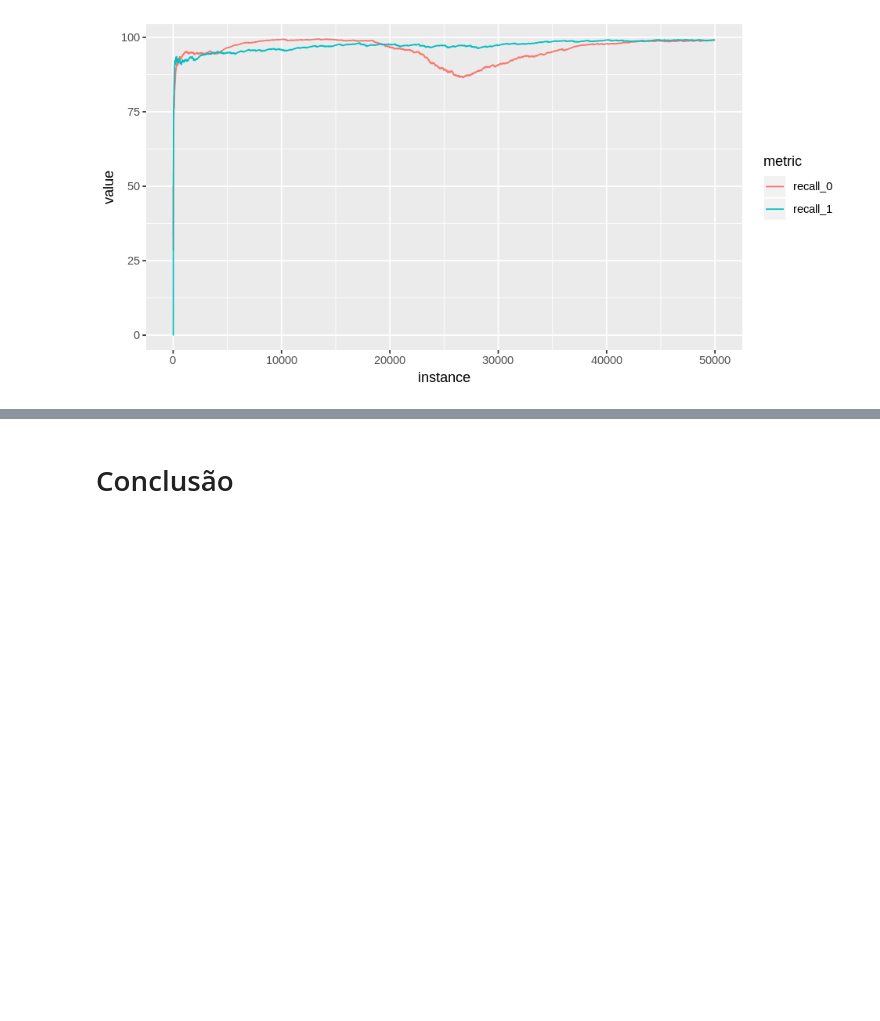
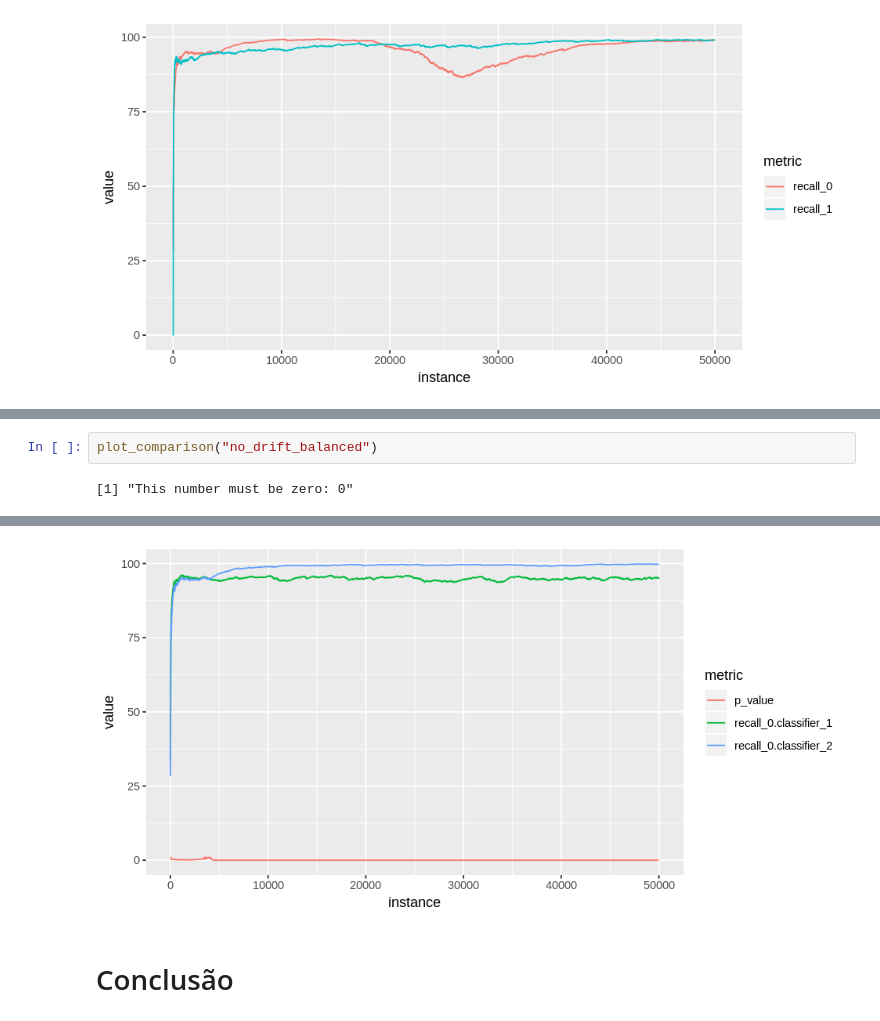
Before and after one commit to dinaldoap/moa, a Jupyter notebook: notebook/drift.ipynb, the cells around one changed output, grey strips where cells are left out. Cells and saved outputs as stored; diff of their text form; blank space fills up the shorter version.

```diff
--- a/notebook/drift.ipynb
+++ b/notebook/drift.ipynb
@@ -147,0 +154,4 @@ A data.frame: 6 × 6
+# %%
+plot_comparison("no_drift_balanced")
+# %% [output]
+[1] "This number must be zero: 0"
@@ -148,2 +160,3 @@ A data.frame: 6 × 6
+[figure, added]
 # %% [markdown]
 # Conclusão
```
Also changed, not shown: parts of 5 cells of this notebook.
